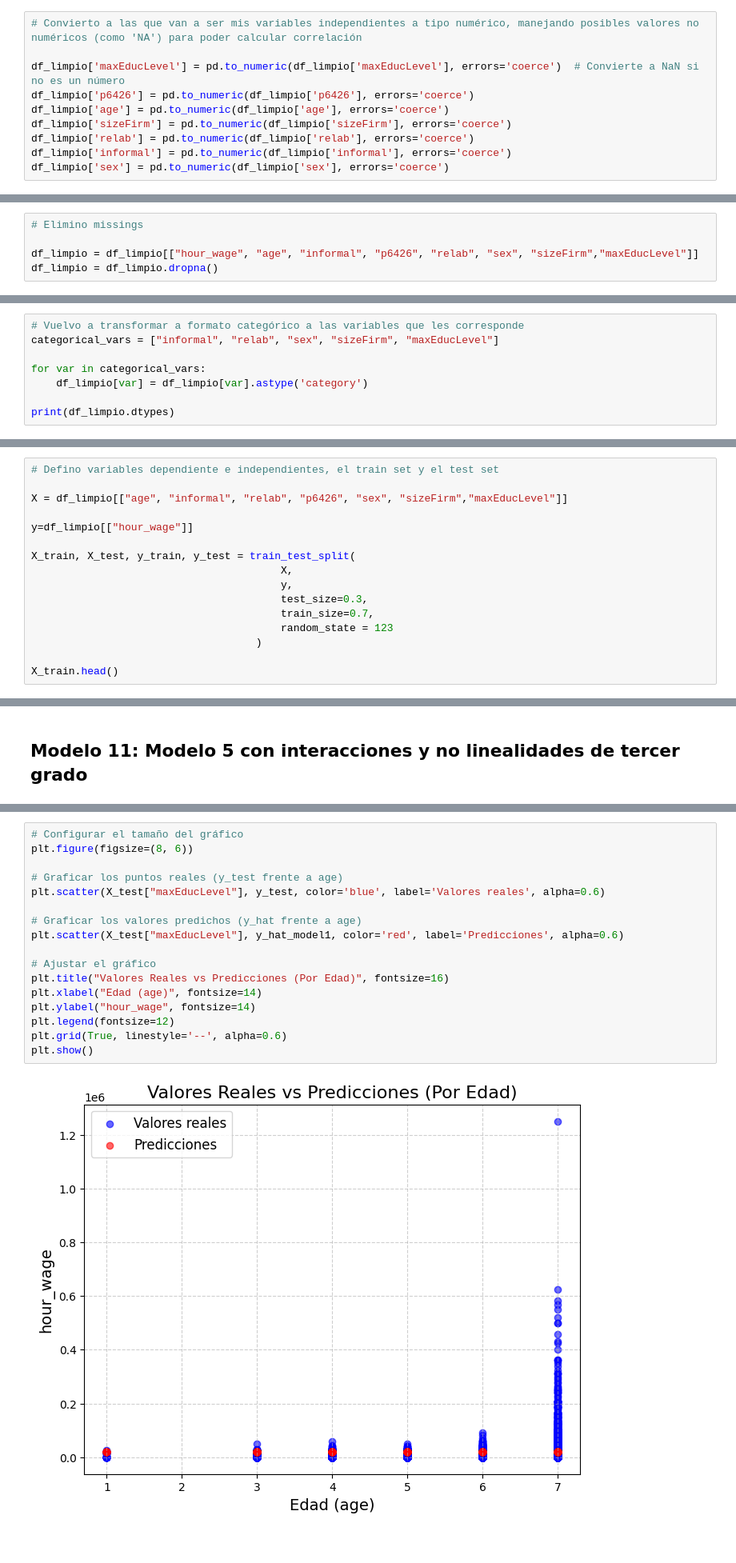
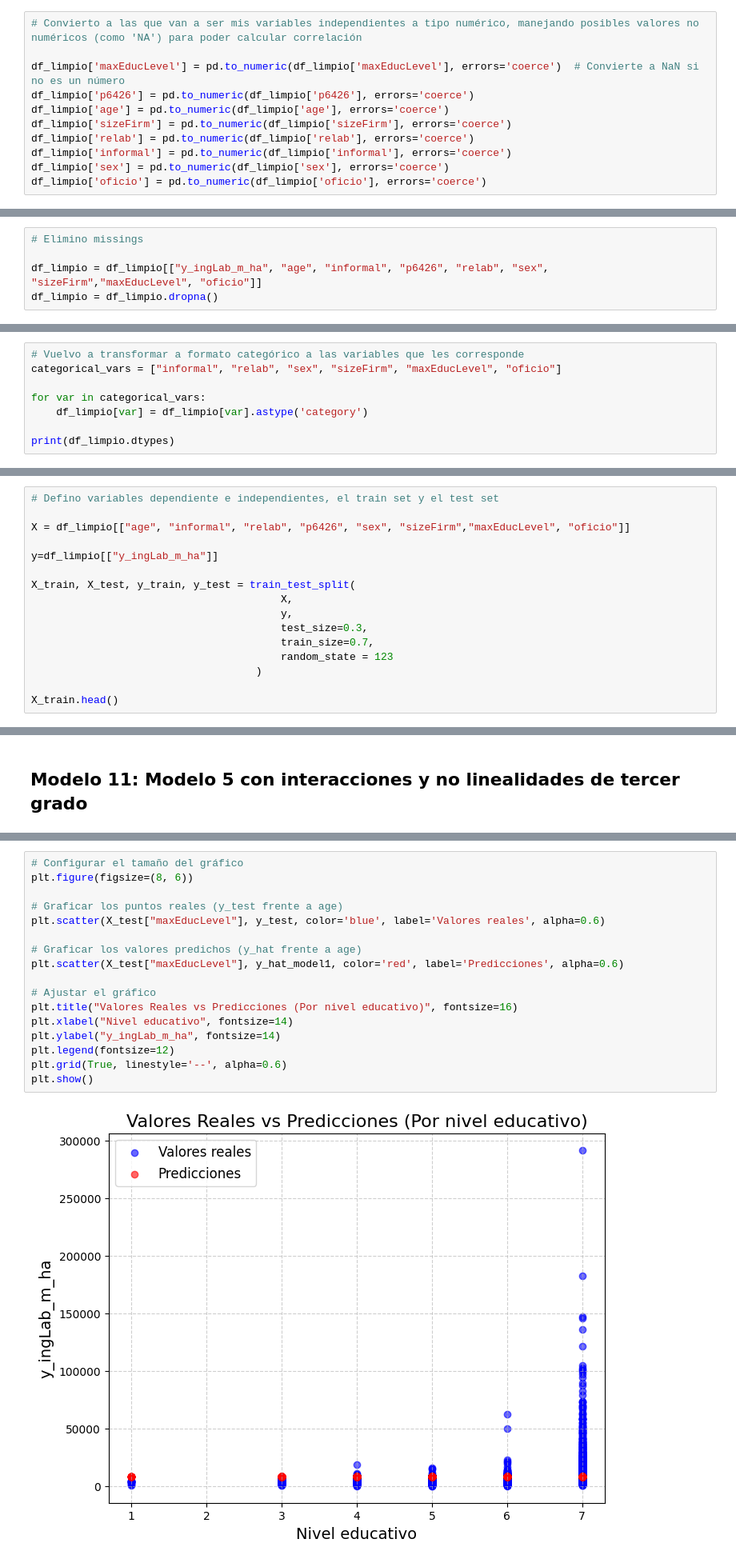
Before and after one commit to carolinabasile/ProblemSet1_MachineLearning, a Jupyter notebook: Analysis.ipynb, the cells around one changed output, grey strips where cells are left out. Shown at 80% size. Saved outputs shown, nothing was run; the diff lists cells and outputs as text.

```diff
--- a/Analysis.ipynb
+++ b/Analysis.ipynb
@@ -266,6 +272,7 @@ df_limpio['sizeFirm'] = pd.to_numeric(df_limpio['sizeFirm'], errors='coerce')
 df_limpio['relab'] = pd.to_numeric(df_limpio['relab'], errors='coerce')
 df_limpio['informal'] = pd.to_numeric(df_limpio['informal'], errors='coerce')
 df_limpio['sex'] = pd.to_numeric(df_limpio['sex'], errors='coerce')
+df_limpio['oficio'] = pd.to_numeric(df_limpio['oficio'], errors='coerce')
 # %% [output]
 A value is trying to be set on a copy of a slice from a DataFrame.
 Try using .loc[row_indexer,col_indexer] = value instead
@@ -287,5 +294,5 @@ See the caveats in the documentation: https://pandas.pydata.org/pandas-docs/stab
 # %%
 # Elimino missings
 
-df_limpio = df_limpio[["hour_wage", "age", "informal", "p6426", "relab", "sex", "sizeFirm","maxEducLevel"]]
+df_limpio = df_limpio[["y_ingLab_m_ha", "age", "informal", "p6426", "relab", "sex", "sizeFirm","maxEducLevel", "oficio"]]
 df_limpio = df_limpio.dropna()
@@ -323,6 +350,6 @@ plt.show()
 # %%
 # Vuelvo a transformar a formato categórico a las variables que les corresponde
-categorical_vars = ["informal", "relab", "sex", "sizeFirm", "maxEducLevel"]
+categorical_vars = ["informal", "relab", "sex", "sizeFirm", "maxEducLevel", "oficio"]
 
 for var in categorical_vars:
     df_limpio[var] = df_limpio[var].astype('category')
@@ -366,9 +395,9 @@ for var in variables_independientes:
 # %%
 # Defino variables dependiente e independientes, el train set y el test set
 
-X = df_limpio[["age", "informal", "relab", "p6426", "sex", "sizeFirm","maxEducLevel"]]
+X = df_limpio[["age", "informal", "relab", "p6426", "sex", "sizeFirm","maxEducLevel", "oficio"]]
 
-y=df_limpio[["hour_wage"]]
+y=df_limpio[["y_ingLab_m_ha"]]
 
 X_train, X_test, y_train, y_test = train_test_split(
                                         X,
@@ -616,22 +644,22 @@ plt.show()
 # %%
 # Configurar el tamaño del gráfico
 plt.figure(figsize=(8, 6))
 
 # Graficar los puntos reales (y_test frente a age)
 plt.scatter(X_test["maxEducLevel"], y_test, color='blue', label='Valores reales', alpha=0.6)
 
 # Graficar los valores predichos (y_hat frente a age)
 plt.scatter(X_test["maxEducLevel"], y_hat_model1, color='red', label='Predicciones', alpha=0.6)
 
 # Ajustar el gráfico
-plt.title("Valores Reales vs Predicciones (Por Edad)", fontsize=16)
-plt.xlabel("Edad (age)", fontsize=14)
-plt.ylabel("hour_wage", fontsize=14)
+plt.title("Valores Reales vs Predicciones (Por nivel educativo)", fontsize=16)
+plt.xlabel("Nivel educativo", fontsize=14)
+plt.ylabel("y_ingLab_m_ha", fontsize=14)
 plt.legend(fontsize=12)
 plt.grid(True, linestyle='--', alpha=0.6)
 plt.show()
 # %% [output]
-[figure, old version]
+[figure, new version]
 # %%
 from sklearn.model_selection import LeaveOneOut
 
```
Also changed, not shown: parts of 32 cells of this notebook.
